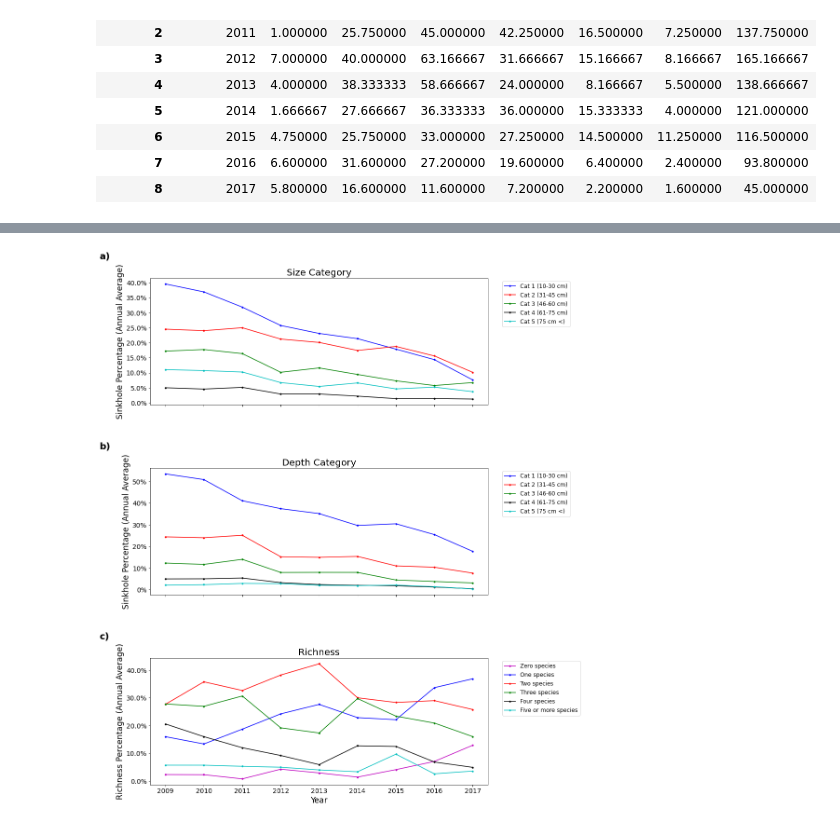
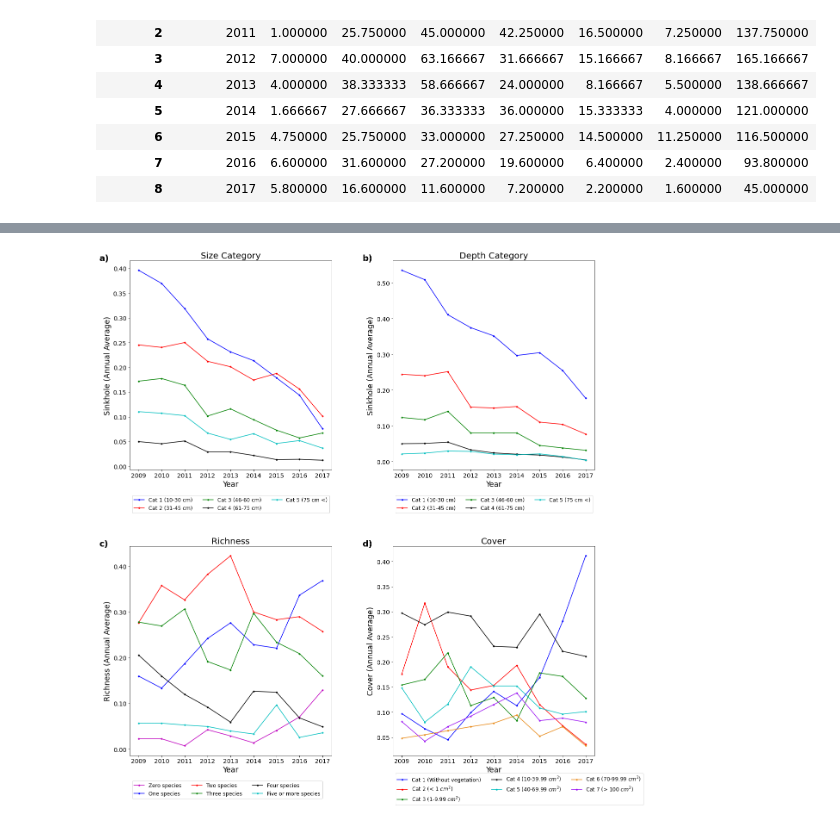
Before and after one commit to luisagranados/sinkholes, a Jupyter notebook: sinkholes_plots.ipynb, the cells around one changed output, grey strips where cells are left out. Drawn from its saved outputs; the diff is of its cells as text; code cells hidden in the pictures.

```diff
--- a/sinkholes_plots.ipynb
+++ b/sinkholes_plots.ipynb
@@ -24,6 +24,9 @@ size_category = pd.read_csv('data/size_category.csv')
 depth = pd.read_csv('data/depth.csv')
 richness = pd.read_csv('data/richness.csv')
 trend = pd.read_csv('data/trend.csv')
+cover = pd.read_csv('data/cover.csv')
+# %%
+cover = cover.T.drop('Categories').reset_index().rename(columns={"index":"Year"})
 # %%
 df = dynamic.set_index("year").T.reset_index().rename(columns={
     "index":"Year",
@@ -163,12 +169,12 @@ df_mean_richness
 # %%
 df_mean_copy_richness = df_mean_richness.copy()
 # %%
-df_mean_copy_richness["0"] = df_mean_richness["0"]*100/df_mean_richness["total"]
-df_mean_copy_richness["1"] = df_mean_richness["1"]*100/df_mean_richness["total"]
-df_mean_copy_richness["2"] = df_mean_richness["2"]*100/df_mean_richness["total"]
-df_mean_copy_richness["3"] = df_mean_richness["3"]*100/df_mean_richness["total"]
-df_mean_copy_richness["4"] = df_mean_richness["4"]*100/df_mean_richness["total"]
-df_mean_copy_richness["5"] = df_mean_richness["5"]*100/df_mean_richness["total"]
+df_mean_copy_richness["0"] = df_mean_richness["0"]/df_mean_richness["total"]
+df_mean_copy_richness["1"] = df_mean_richness["1"]/df_mean_richness["total"]
+df_mean_copy_richness["2"] = df_mean_richness["2"]/df_mean_richness["total"]
+df_mean_copy_richness["3"] = df_mean_richness["3"]/df_mean_richness["total"]
+df_mean_copy_richness["4"] = df_mean_richness["4"]/df_mean_richness["total"]
+df_mean_copy_richness["5"] = df_mean_richness["5"]/df_mean_richness["total"]
 # %%
 df_mean_copy_richness
 # %% [output]
@@ -185,8 +191,10 @@ df_mean_copy_richness
 # %%
-plt.rcParams['figure.figsize'] = [13, 20]
+plt.rcParams['figure.figsize'] = [18, 18]
 
-fig, (ax1,ax2,ax3) = plt.subplots(3, 1, sharex=True)
-fig.subplots_adjust(hspace=0.5)
+ax1 = plt.subplot2grid((2,2), (0,0))
+ax2 = plt.subplot2grid((2,2), (0,1))
+ax3 = plt.subplot2grid((2,2), (1,0))
+ax4 = plt.subplot2grid((2,2), (1,1))
 
 for key in column_dict:
     ax1.plot(df_mean_copy_size_category['month_year'],
@@ -195,13 +203,14 @@ for key in column_dict:
             marker='.',
             label=column_dict[key]["label"])
 
-ax1.text(-0.15, 1.15, "a)", fontweight="bold", transform=ax1.transAxes, size=20)
-ax1.yaxis.set_major_formatter(ticker.PercentFormatter())
+ax1.text(-0.15, 1, "a)", fontweight="bold", transform=ax1.transAxes, size=20)
 ax1.set_title('Size Category', fontsize=20)
 
-ax1.set_ylabel('Sinkhole Percentage (Annual Average)', fontsize='xx-large')
-ax1.legend(fontsize='large',bbox_to_anchor=(1.25, 1))
+ax1.set_xlabel('Year', fontsize='xx-large')
+ax1.set_ylabel('Sinkhole (Annual Average)', fontsize='xx-large')
+ax1.legend(fontsize='large',loc="lower left",ncol=3,bbox_to_anchor=(0,-0.22))
 
+ax1.yaxis.set_major_formatter(ticker.FormatStrFormatter('%.2f'))
 ax1.tick_params(axis="x", labelsize=14)
 ax1.tick_params(axis="y", labelsize=14)
 
@@ -212,49 +221,77 @@ for key in column_dict:
             marker='.',
             label=column_dict[key]["label"])
 
-ax2.text(-0.15, 1.15, "b)", fontweight="bold", transform=ax2.transAxes, size=20)
-ax2.yaxis.set_major_formatter(ticker.PercentFormatter())
+ax2.text(-0.15, 1, "b)", fontweight="bold", transform=ax2.transAxes, size=20)
 ax2.set_title('Depth Category', fontsize=20)
 
-ax2.set_ylabel('Sinkhole Percentage (Annual Average)', fontsize='xx-large')
-ax2.legend(fontsize='large',bbox_to_anchor=(1.25, 1))
+ax2.set_xlabel('Year', fontsize='xx-large')
+ax2.set_ylabel('Sinkhole (Annual Average)', fontsize='xx-large')
+ax2.legend(fontsize='large',loc="lower left",ncol=3,bbox_to_anchor=(0,-0.22))
 
+ax2.yaxis.set_major_formatter(ticker.FormatStrFormatter('%.2f'))
 ax2.tick_params(axis="x", labelsize=14)
 ax2.tick_params(axis="y", labelsize=14)
 
 column_dict_richness = {
     "0":{"color":"m","label":"Zero species"},
     "1":{"color":"b","label":"One species"},
     "2":{"color":"r","label":"Two species"},
     "3":{"color":"g","label":"Three species"},
     "4":{"color":"k","label":"Four species"},
     "5":{"color":"c","label":"Five or more species"},
 }
 
-
-
 for key in column_dict_richness:
     ax3.plot(df_mean_copy_richness['month_year'],
             df_mean_copy_richness[key],
             color=column_dict_richness[key]["color"],
             marker='.',
             label=column_dict_richness[key]["label"])
 
-ax3.text(-0.15, 1.15, "c)", fontweight="bold", transform=ax3.transAxes, size=20)
-ax3.yaxis.set_major_formatter(ticker.PercentFormatter())
+ax3.text(-0.15, 1, "c)", fontweight="bold", transform=ax3.transAxes, size=20)
 ax3.set_title('Richness', fontsize=20)
 
 ax3.set_xlabel('Year', fontsize='xx-large')
-ax3.set_ylabel('Richness Percentage (Annual Average)', fontsize='xx-large')
-ax3.legend(fontsize='large',bbox_to_anchor=(1.28, 1))
+ax3.set_ylabel('Richness (Annual Average)', fontsize='xx-large')
+ax3.legend(fontsize='large',loc="lower left",ncol=3,bbox_to_anchor=(0,-0.22))
 
+ax3.yaxis.set_major_formatter(ticker.FormatStrFormatter('%.2f'))
 ax3.tick_params(axis="x", labelsize=14)
 ax3.tick_params(axis="y", labelsize=14)
 
+column_dict_cover = {
+    0:{"color":"b","label":"Cat 1 (Without vegetation)"},
+    1:{"color":"r","label":r"Cat 2 (< 1 $cm^2$)"},
+    2:{"color":"g","label":r"Cat 3 (1-9.99 $cm^2$)"},
+    3:{"color":"k","label":r"Cat 4 (10-39.99 $cm^2$)"},
+    4:{"color":"c","label":r"Cat 5 (40-69.99 $cm^2$)"},
+    5:{"color":"#e88815","label":r"Cat 6 (70-99.99 $cm^2$)"},
+    6:{"color":"#9b13f3","label":r"Cat 7 (> 100 $cm^2$)"},
+}
+
+for key in column_dict_cover:
+    ax4.plot(cover['Year'],
+            cover[key],
+            color=column_dict_cover[key]["color"],
+            marker='.',
+            label=column_dict_cover[key]["label"])
+
+ax4.text(-0.15, 1, "d)", fontweight="bold", transform=ax4.transAxes, size=20)
+ax4.set_title('Cover', fontsize=20)
+
+ax4.set_xlabel('Year', fontsize='xx-large')
+ax4.set_ylabel('Cover (Annual Average)', fontsize='xx-large')
+ax4.legend(fontsize='large',loc="lower left",ncol=3,bbox_to_anchor=(0,-0.25))
+
+ax4.yaxis.set_major_formatter(ticker.FormatStrFormatter('%.2f'))
+ax4.tick_params(axis="x", labelsize=14)
+ax4.tick_params(axis="y", labelsize=14)
+
+plt.tight_layout(h_pad=6.5, w_pad=6.5)
 plt.savefig("sinkholes_description.png")
 plt.show()
 # %% [output]
-[figure, old version]
+[figure, new version]
 # %%
 df = trend.set_index("num")
 # %%
```
Also changed, not shown: parts of 9 cells of this notebook, 4 other files.
